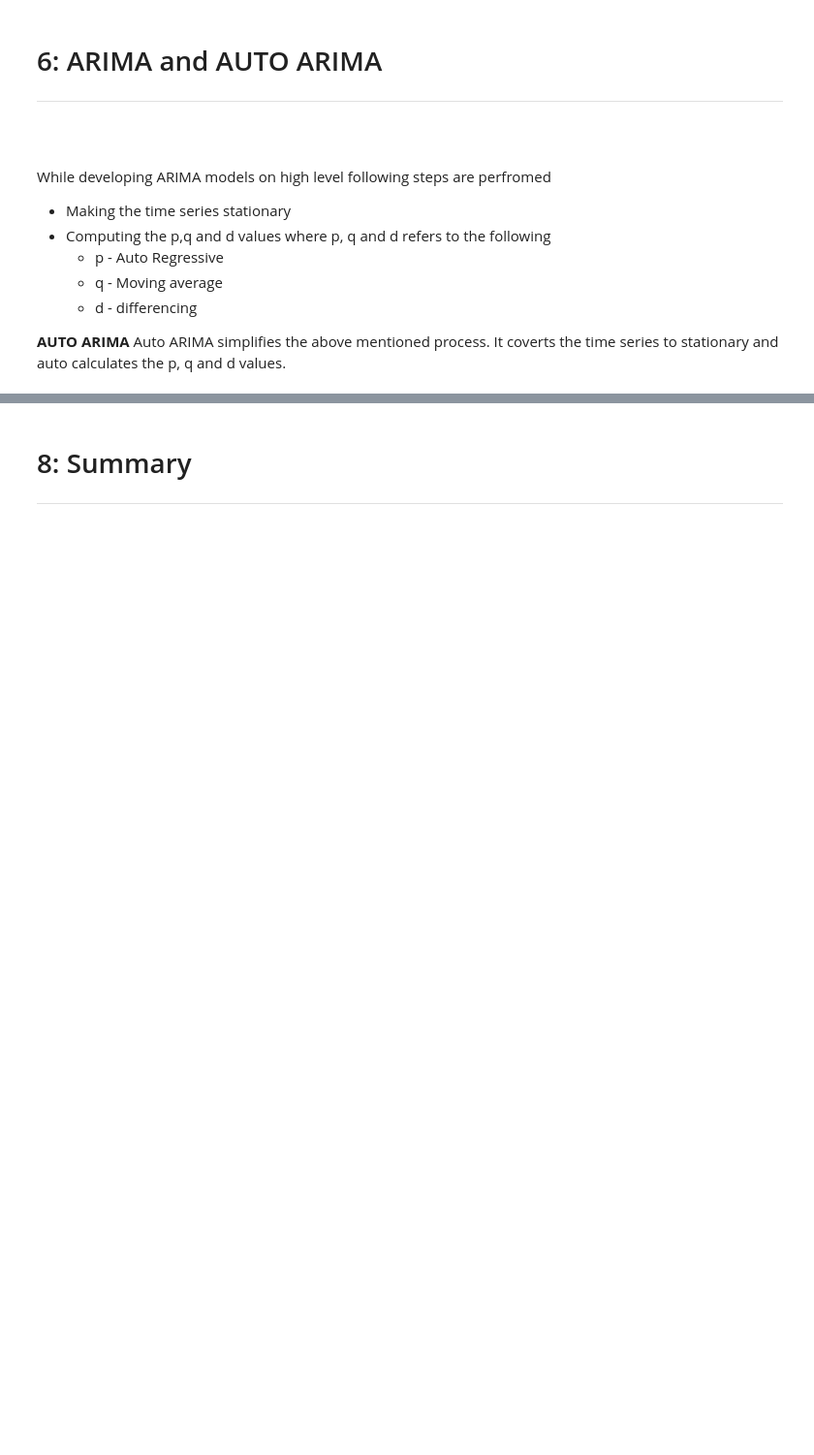
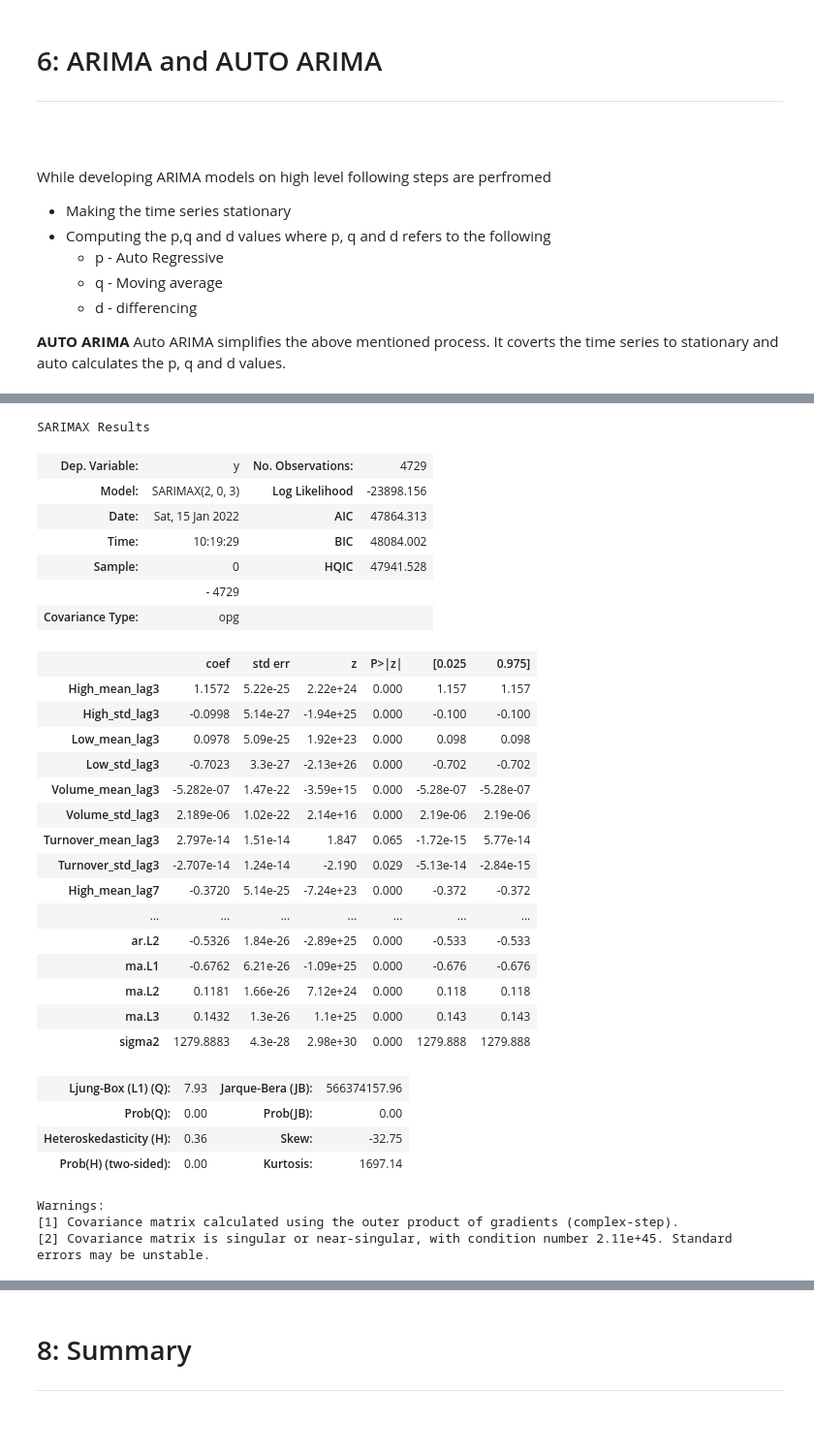
Before and after one commit to hargurjeet/MachineLearning, a Jupyter notebook: Nifty_50_Time_Series_Forecasting.ipynb, the cells around one changed output, grey strips where cells are left out. Shown at 97% size. Saved outputs shown, nothing was run; the diff lists cells and outputs as text; code cells hidden in the pictures; blank space fills up the shorter version.

```diff
--- a/Nifty_50_Time_Series_Forecasting.ipynb
+++ b/Nifty_50_Time_Series_Forecasting.ipynb
@@ -440,0 +440,6 @@ DataFrame.mean and DataFrame.median with numeric_only=None will include datetime
+# %%
+df.Date = pd.to_datetime(df.Date, format="%Y-%m-%d")
+df["month"] = df.Date.dt.month
+df["week"] = df.Date.dt.week
+df["day"] = df.Date.dt.day
+df["day_of_week"] = df.Date.dt.dayofweek
@@ -580,9 +538,9 @@ Name: VWAP, Length: 4729, dtype: float64
 # %%
 # Standard steps for passing the data to auto_arima
 model = auto_arima(df_train.VWAP, exogenous=df_train[exogenous_features], trace=True, error_action="ignore", suppress_warnings=True)
-# model.fit(df_train.VWAP, exogenous=df_train[exogenous_features])
+model.fit(df_train.VWAP, exogenous=df_train[exogenous_features])
 
-# forecast = model.predict(n_periods=len(df_valid), exogenous=df_valid[exogenous_features])
-# df_valid["Forecast_ARIMAX"] = forecast
+forecast = model.predict(n_periods=len(df_valid), exogenous=df_valid[exogenous_features])
+df_valid["Forecast_ARIMAX"] = forecast
 # %% [output]
 Performing stepwise search to minimize aic
@@ -614,2 +571,36 @@ df_valid
+# %%
+model.summary()
+# %% [output]
+SARIMAX Results
+| Dep. Variable: | y | No. Observations: | 4729 |
+| Model: | SARIMAX(2, 0, 3) | Log Likelihood | -23898.156 |
+| Date: | Sat, 15 Jan 2022 | AIC | 47864.313 |
+| Time: | 10:19:29 | BIC | 48084.002 |
+| Sample: | 0 | HQIC | 47941.528 |
+|  | - 4729 |  |  |
+| Covariance Type: | opg |  |  |
+|  | coef | std err | z | P>|z| | [0.025 | 0.975] |
+| High_mean_lag3 | 1.1572 | 5.22e-25 | 2.22e+24 | 0.000 | 1.157 | 1.157 |
+| High_std_lag3 | -0.0998 | 5.14e-27 | -1.94e+25 | 0.000 | -0.100 | -0.100 |
+| Low_mean_lag3 | 0.0978 | 5.09e-25 | 1.92e+23 | 0.000 | 0.098 | 0.098 |
+| Low_std_lag3 | -0.7023 | 3.3e-27 | -2.13e+26 | 0.000 | -0.702 | -0.702 |
+| Volume_mean_lag3 | -5.282e-07 | 1.47e-22 | -3.59e+15 | 0.000 | -5.28e-07 | -5.28e-07 |
+| Volume_std_lag3 | 2.189e-06 | 1.02e-22 | 2.14e+16 | 0.000 | 2.19e-06 | 2.19e-06 |
+| Turnover_mean_lag3 | 2.797e-14 | 1.51e-14 | 1.847 | 0.065 | -1.72e-15 | 5.77e-14 |
+| Turnover_std_lag3 | -2.707e-14 | 1.24e-14 | -2.190 | 0.029 | -5.13e-14 | -2.84e-15 |
+| High_mean_lag7 | -0.3720 | 5.14e-25 | -7.24e+23 | 0.000 | -0.372 | -0.372 |
+| ... | ... | ... | ... | ... | ... | ... |
+| ar.L2 | -0.5326 | 1.84e-26 | -2.89e+25 | 0.000 | -0.533 | -0.533 |
+| ma.L1 | -0.6762 | 6.21e-26 | -1.09e+25 | 0.000 | -0.676 | -0.676 |
+| ma.L2 | 0.1181 | 1.66e-26 | 7.12e+24 | 0.000 | 0.118 | 0.118 |
+| ma.L3 | 0.1432 | 1.3e-26 | 1.1e+25 | 0.000 | 0.143 | 0.143 |
+| sigma2 | 1279.8883 | 4.3e-28 | 2.98e+30 | 0.000 | 1279.888 | 1279.888 |
+| Ljung-Box (L1) (Q): | 7.93 | Jarque-Bera (JB): | 566374157.96 |
+| Prob(Q): | 0.00 | Prob(JB): | 0.00 |
+| Heteroskedasticity (H): | 0.36 | Skew: | -32.75 |
+| Prob(H) (two-sided): | 0.00 | Kurtosis: | 1697.14 |
+Warnings:
+[1] Covariance matrix calculated using the outer product of gradients (complex-step).
+[2] Covariance matrix is singular or near-singular, with condition number 2.11e+45. Standard errors may be unstable.
 # %%
 df_valid[["VWAP", "Forecast_ARIMAX"]].plot(figsize=(14, 7))
```
Also changed, not shown: parts of 22 cells of this notebook.
